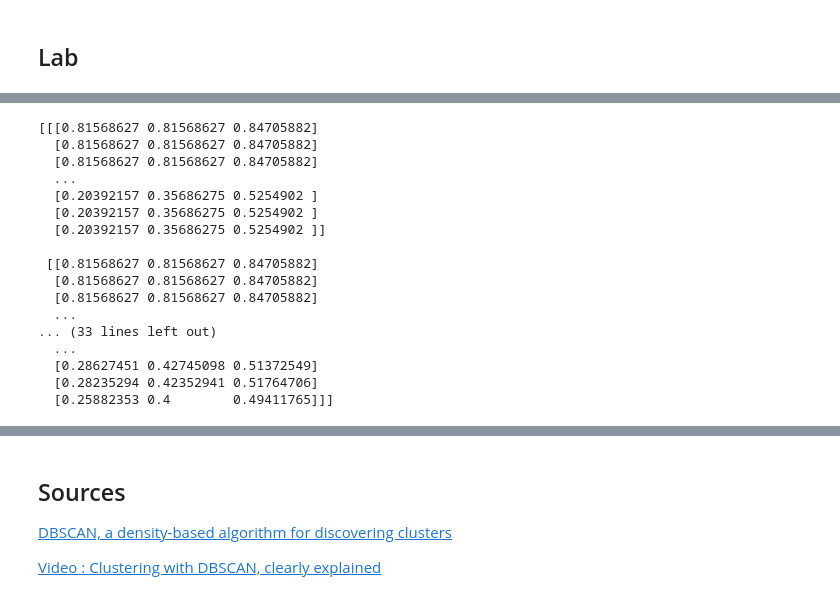
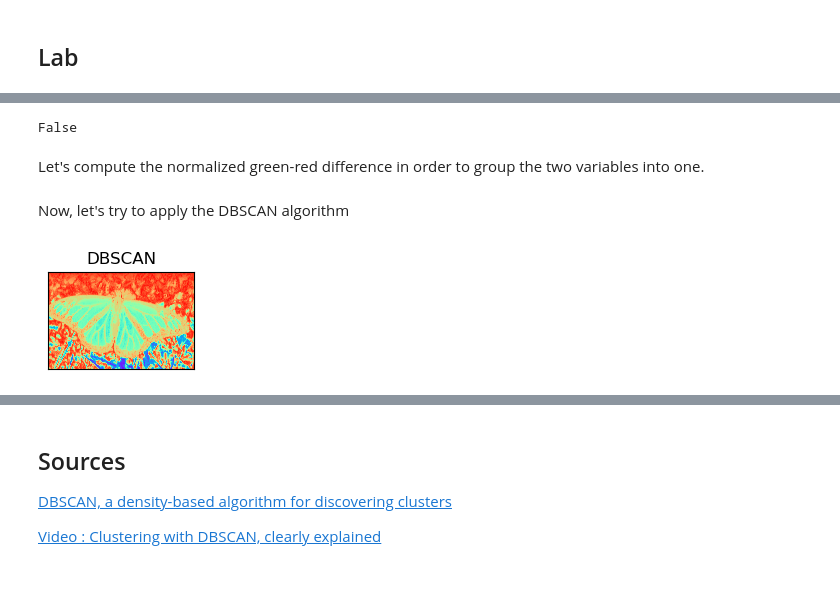
Before and after one commit to victorrbc/tp_dbscan, a Jupyter notebook: RICCARDI_ROBIC_dbscan.ipynb, the cells around one changed output, grey strips where cells are left out. Cells and saved outputs as stored; diff of their text form; code cells hidden in the pictures.

Commit message:
Ajout version kmeans-dbscan v1)

```diff
--- a/RICCARDI_ROBIC_dbscan.ipynb
+++ b/RICCARDI_ROBIC_dbscan.ipynb
@@ -63,5 +67,5 @@ Cluster creation is done in **sequence**, this means that if a border point is w
 # %%
 from PIL import Image
-
-image = Image.open('img/bateau.jpeg')
+import numpy as np
+image = Image.open('img/butterfly.jpeg')
 # %%
@@ -72,24 +78,40 @@ image.resize((width,height)).save('img/bateau_resized.jpeg')
 # %%
 from matplotlib import image
-
-I = image.imread('img/bateau_resized.jpeg')/255
+import cv2
+I = image.imread('img/butterfly.jpeg',)/255
+np.isnan(I).any()
+# %% [output]
+False
+# %% [markdown]
+Let's compute the normalized green-red difference in order to group the two variables into one.
+# %%
+[M,N]=I.shape[:2]
+
+f = (I[:,:,1]-I[:,:,0])/(I[:,:,1]+I[:,:,0])
+f = 0.5*(f+1)
+f=np.nan_to_num(f)
+# %% [markdown]
+Now, let's try to apply the DBSCAN algorithm
 # %%
-print(I)
+from sklearn.cluster import DBSCAN
+
+k=0
+X = np.zeros([M*N,2])
+for i in range(M):
+    for j in range(N):
+        X[k,:]=[I[i,j,2],f[i,j]]
+        k= k+1
+
+dbscan = DBSCAN(eps=0.0001, min_samples=5).fit(X)
+labels = dbscan.labels_
+L = np.reshape(labels+1,[M,N])/2
-# %% [output]
-[[[0.81568627 0.81568627 0.84705882]
-  [0.81568627 0.81568627 0.84705882]
-  [0.81568627 0.81568627 0.84705882]
-  ...
-  [0.20392157 0.35686275 0.5254902 ]
-  [0.20392157 0.35686275 0.5254902 ]
-  [0.20392157 0.35686275 0.5254902 ]]
-
- [[0.81568627 0.81568627 0.84705882]
-  [0.81568627 0.81568627 0.84705882]
-  [0.81568627 0.81568627 0.84705882]
-  ...
-... (33 lines left out)
-  ...
-  [0.28627451 0.42745098 0.51372549]
-  [0.28235294 0.42352941 0.51764706]
-  [0.25882353 0.4        0.49411765]]]
+# %%
+import matplotlib.pyplot as plt
+
+plt.subplot(2,3,4)
+plt.imshow(L,cmap='rainbow_r')
+plt.xticks(ticks=[])
+plt.yticks(ticks=[])
+plt.title('DBSCAN');
+# %% [output]
+[figure, added]
```
Also changed, not shown: parts of 12 cells of this notebook, 3 other files.
